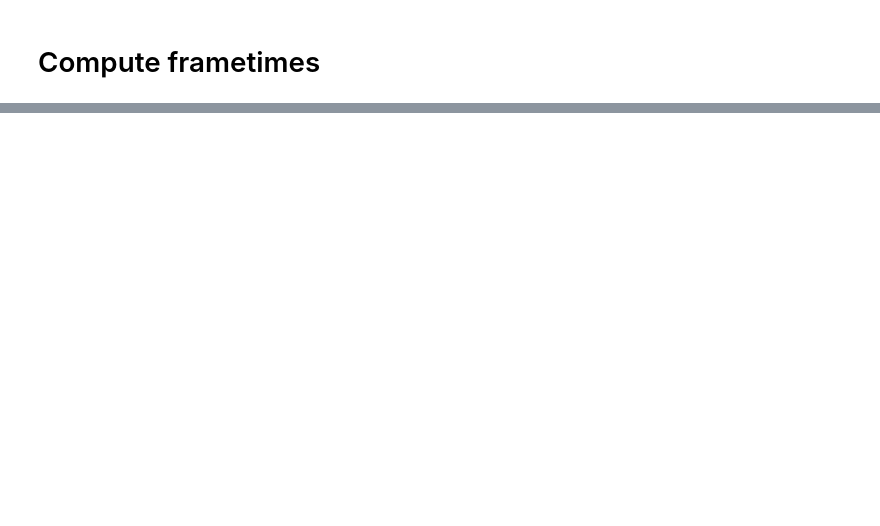
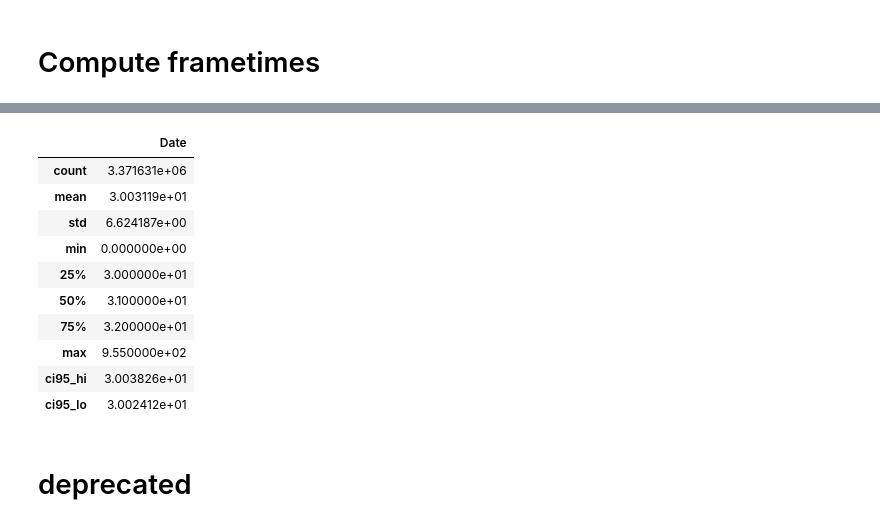
Before and after one commit to visualengineers/reflex-muc-2023, a Jupyter notebook: code/study_frametimes.ipynb, the cells around one changed output, grey strips where cells are left out. Saved outputs shown, nothing was run; the diff lists cells and outputs as text; code cells hidden in the pictures; blank space fills up the shorter version.

```diff
--- a/code/study_frametimes.ipynb
+++ b/code/study_frametimes.ipynb
@@ -41,0 +100,4 @@ display(data_complete)
+# %%
+frameStats_complete, descStats_complete = computeFrameTimes(data_complete)
+
+createPlot(data_complete, frameStats_complete, descStats_complete, 'frametimes_complete.png')
@@ -42,3 +266,23 @@ display(data_complete)
+# %%
+desc_complete = pd.DataFrame(descStats_complete['Date']).T
+
+computeCI(desc_complete)
+
+display(desc_complete.T)
+# %% [output]
+|  | Date |
+| count | 3.371631e+06 |
+| mean | 3.003119e+01 |
+| std | 6.624187e+00 |
+| min | 0.000000e+00 |
+| 25% | 3.000000e+01 |
+| 50% | 3.100000e+01 |
+| 75% | 3.200000e+01 |
+| max | 9.550000e+02 |
+| ci95_hi | 3.003826e+01 |
+| ci95_lo | 3.002412e+01 |
+# %% [markdown]
+# deprecated
 # %%
 frameStats = pd.DataFrame(pd.to_datetime(data_complete["Date"]).diff().dt.microseconds / 1000.0)
 
```
Also changed, not shown: parts of 10 cells of this notebook, 7 other files.
